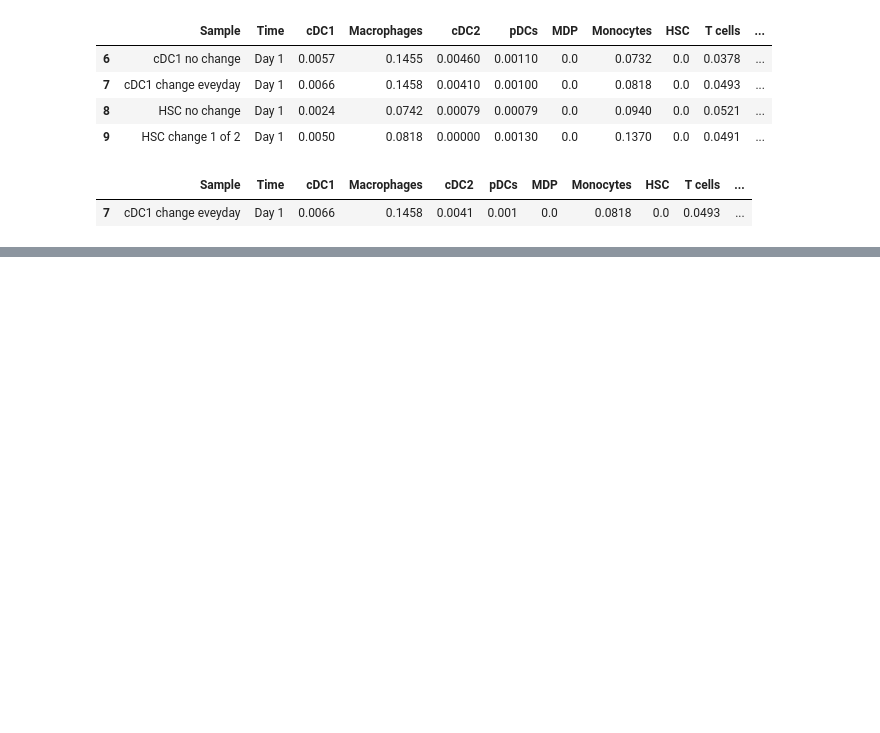
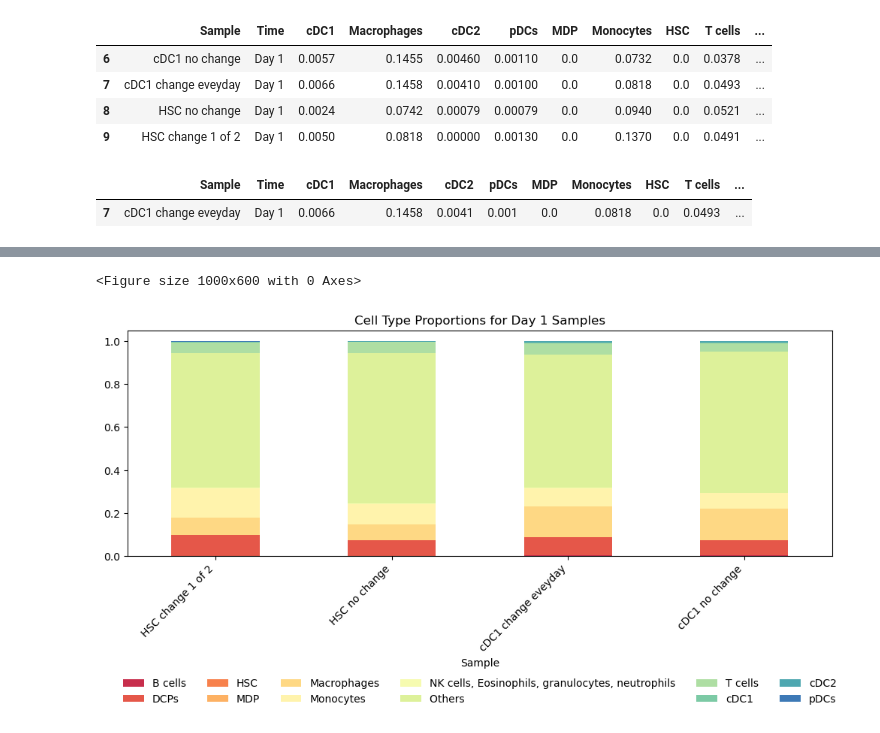
Before and after one commit to AlexiaGiroud/ThawingDCPs, a Jupyter notebook: graphs.ipynb, the cells around one changed output, grey strips where cells are left out. Drawn from its saved outputs; the diff is of its cells as text; code cells hidden in the pictures; blank space fills up the shorter version.

```diff
--- a/graphs.ipynb
+++ b/graphs.ipynb
@@ -91,0 +95,27 @@ plt.show()
+# %%
+# Plot stacked bar chart of Cell Type proportions for Day 1 for all samples in samples_day1
+proportions_all_day1 = pd.DataFrame()
+for sample_name, sample_data in samples_day1.items():
+    sample_proportions = sample_data.iloc[:, 2:].copy()
+    sample_proportions.insert(0, 'Sample', sample_name)
+    proportions_all_day1 = pd.concat([proportions_all_day1, sample_proportions], ignore_index=True)
+
+proportions_all_day1_plot = proportions_all_day1.melt(id_vars='Sample', var_name='Cell Type', value_name='Proportion')
+plt.figure(figsize=(10, 6))
+proportions_all_plot_pivot = proportions_all_day1_plot.pivot(index='Sample', columns='Cell Type', values='Proportion')
+proportions_all_plot_pivot.plot(kind='bar', stacked=True, figsize=(10,5), color=colors)
+plt.title('Cell Type Proportions for Day 1 Samples')
+plt.xticks(rotation=45, ha='right')
+plt.tight_layout()
+
+plt.legend(
+    loc='upper center',
+    bbox_to_anchor=(0.5, -0.50),
+    ncol =6,
+    frameon=False
+)
+
+plt.show()
+# %% [output]
+<Figure size 1000x600 with 0 Axes>
+[figure, added]
```
Also changed, not shown: parts of 3 cells of this notebook, 1 other file.
